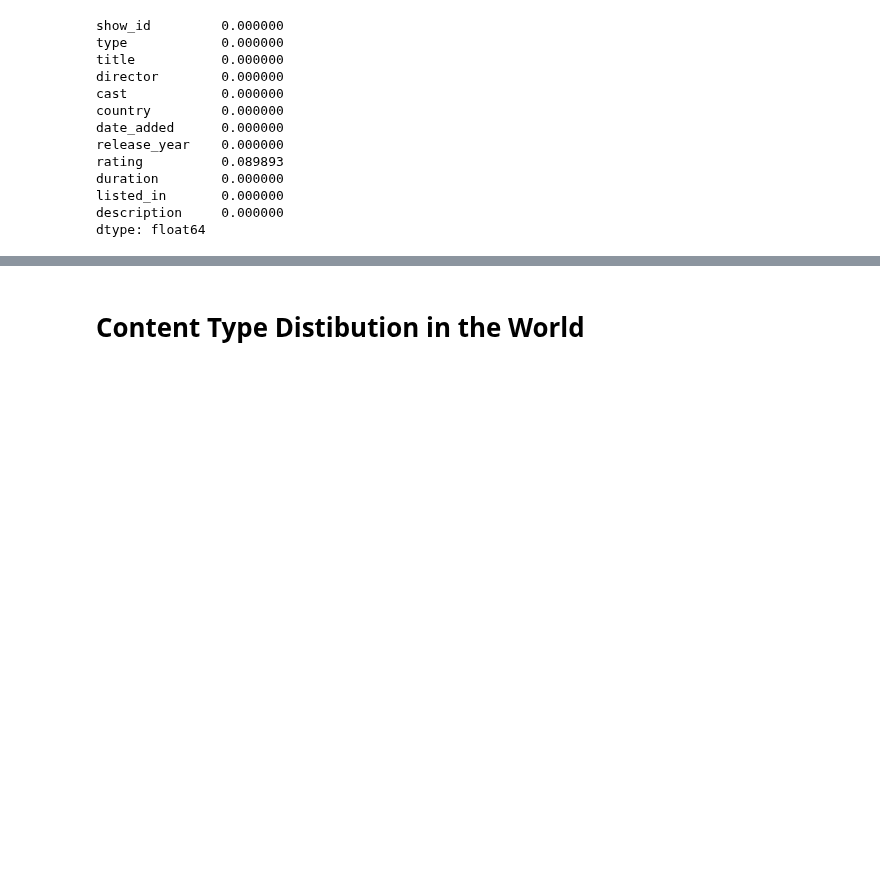
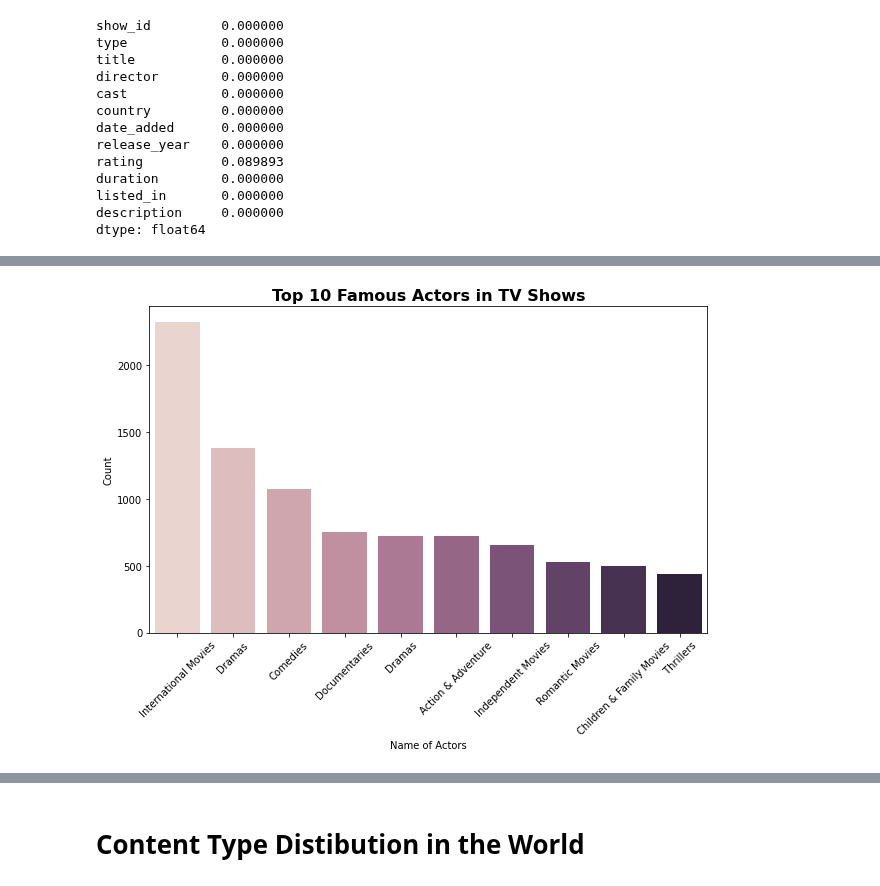
Before and after one commit to AlejandroDeLaCruz/Netflix-Analysis, a Jupyter notebook: Netflix.ipynb, the cells around one changed output, grey strips where cells are left out. Saved outputs shown, nothing was run; the diff lists cells and outputs as text; code cells hidden in the pictures; blank space fills up the shorter version.

```diff
--- a/Netflix.ipynb
+++ b/Netflix.ipynb
@@ -62,0 +65,11 @@ dtype: float64
+# %%
+genre_list = []
+clean_df = netflix.dropna(subset = ['listed_in'])
+clean_df.reset_index(inplace = True)
+
+for i, element in clean_df.iterrows():
+    type_show = element['type']
+    for genre in str(element['listed_in']).split(','):
+        genre_list.append([type_show, genre])
+
+genre_data = pd.DataFrame(data = genre_list, columns = ['type', 'genre'])
@@ -62,0 +92,5 @@ dtype: float64
+# %%
+genre_movies = genre_data[(genre_data['type'] == 'Movie')].value_counts().nlargest(10).to_frame()
+genre_movies.reset_index(level=[0,1], inplace=True)
+genre_movies.rename(columns = {0: 'count'}, inplace= True)
+genre_movies
@@ -62,0 +109,10 @@ dtype: float64
+# %%
+plt.figure(figsize=(10,6))
+sns.barplot(x = 'genre', y = 'count', data = genre_movies, palette = sns.cubehelix_palette(10))
+plt.title('Top 10 Famous Actors in TV Shows', fontdict = {'fontsize': 16, 'fontweight': 'bold'})
+plt.xlabel('Name of Actors')
+plt.xticks(rotation = 45)
+plt.ylabel('Count')
+plt.show()
+# %% [output]
+[figure, added]
```
Also changed, not shown: parts of 5 cells of this notebook.
